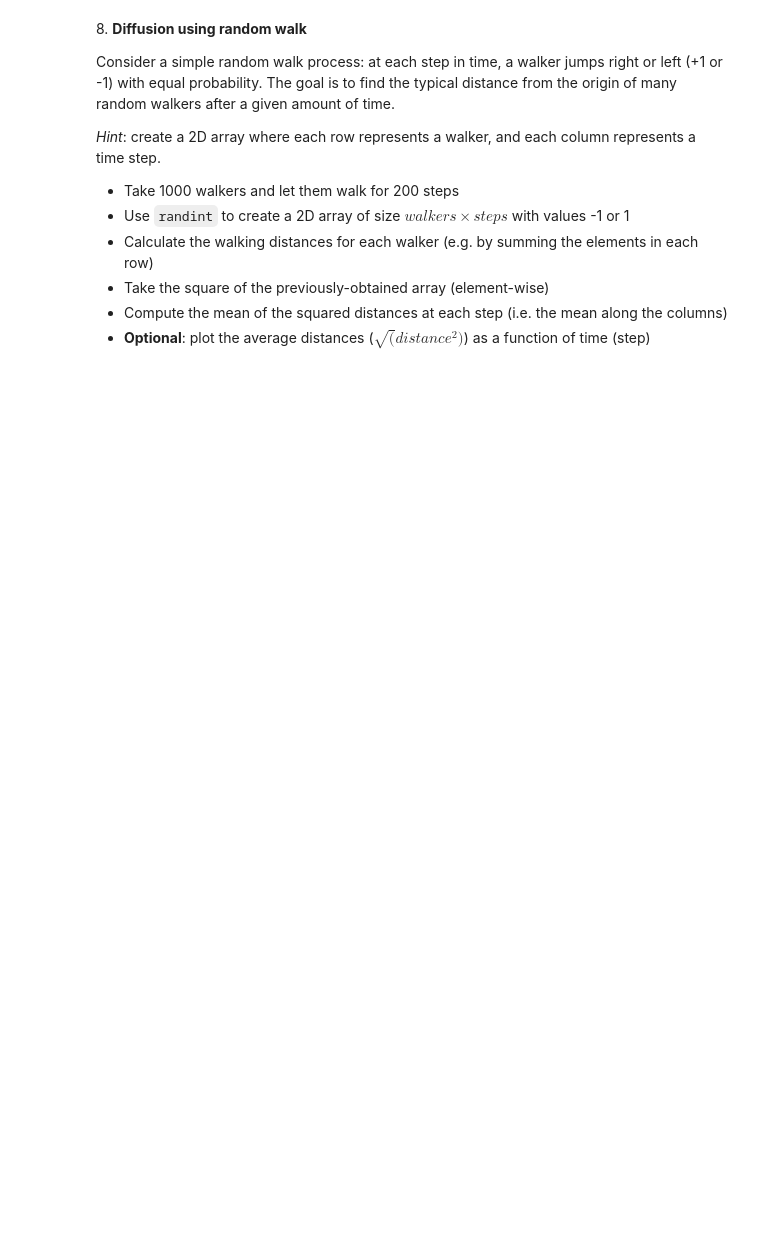
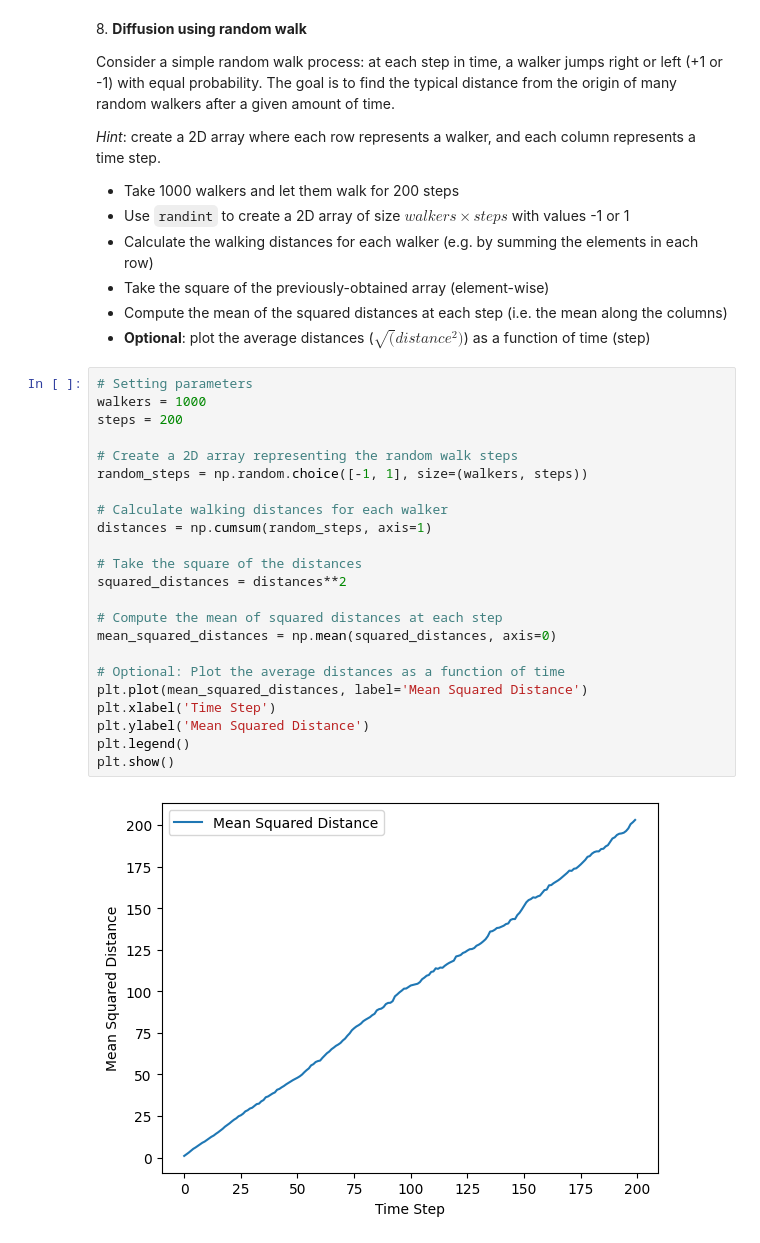
Before and after one commit to elisagg123/ScientificComputingWithPython2023, a Jupyter notebook: 04ex_numpy.ipynb, the cells around one changed output. Saved outputs shown, nothing was run; the diff lists cells and outputs as text; blank space fills up the shorter version.

```diff
--- a/04ex_numpy.ipynb
+++ b/04ex_numpy.ipynb
@@ -152,3 +349,28 @@ Consider a simple random walk process: at each step in time, a walker jumps righ
   * Take the square of the previously-obtained array (element-wise)
   * Compute the mean of the squared distances at each step (i.e. the mean along the columns)
   * **Optional**: plot the average distances ($\sqrt(distance^2)$) as a function of time (step)
+# %%
+# Setting parameters
+walkers = 1000
+steps = 200
+
+# Create a 2D array representing the random walk steps
+random_steps = np.random.choice([-1, 1], size=(walkers, steps))
+
+# Calculate walking distances for each walker
+distances = np.cumsum(random_steps, axis=1)
+
+# Take the square of the distances
+squared_distances = distances**2
+
+# Compute the mean of squared distances at each step
+mean_squared_distances = np.mean(squared_distances, axis=0)
+
+# Optional: Plot the average distances as a function of time
+plt.plot(mean_squared_distances, label='Mean Squared Distance')
+plt.xlabel('Time Step')
+plt.ylabel('Mean Squared Distance')
+plt.legend()
+plt.show()
+# %% [output]
+[figure, added]
```
Also changed, not shown: parts of 6 cells of this notebook, 1 other file.
